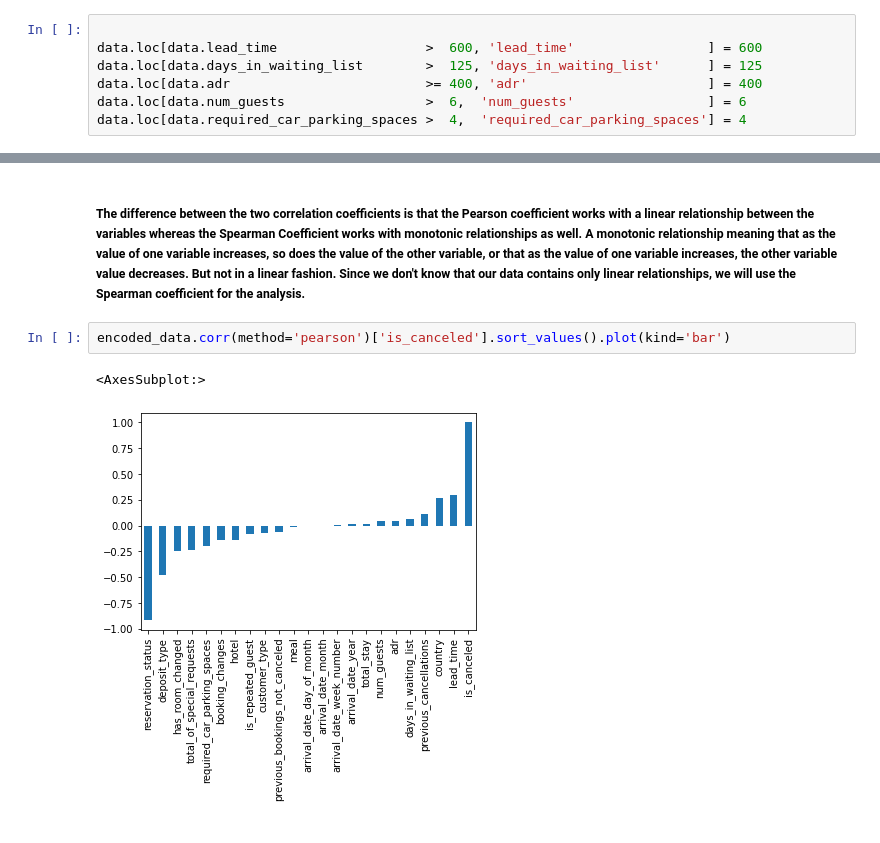
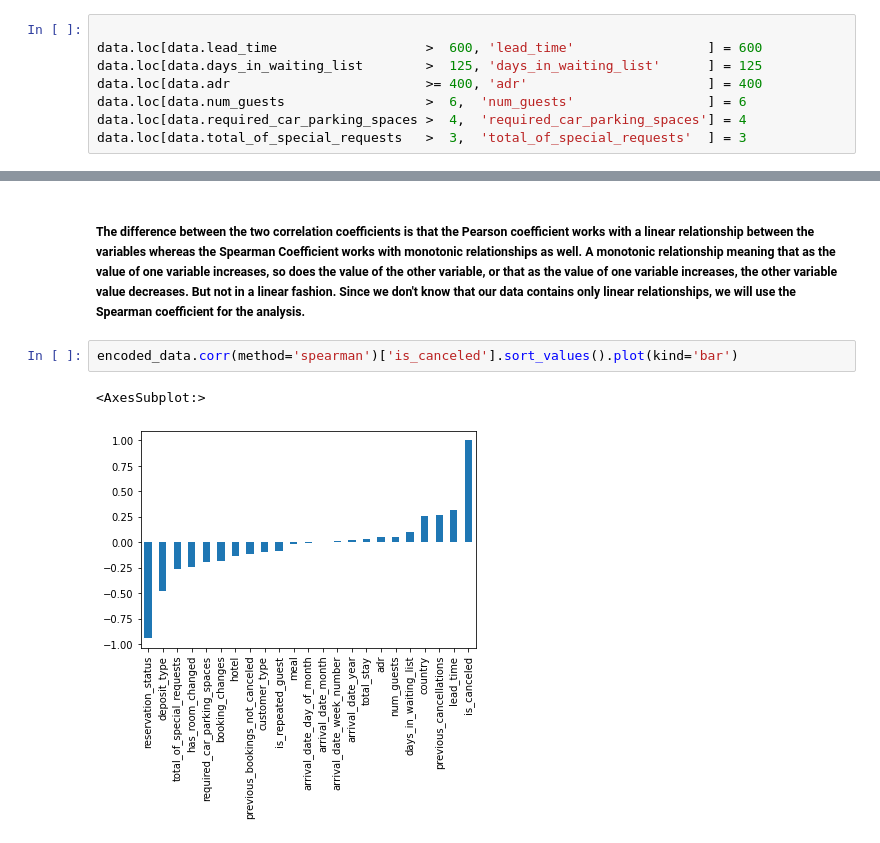
Before and after one commit to ofek181/Causal-Inference, a Jupyter notebook: causal_inference_notebook.ipynb, the cells around one changed output, grey strips where cells are left out. Drawn from its saved outputs; the diff is of its cells as text.

```diff
--- a/causal_inference_notebook.ipynb
+++ b/causal_inference_notebook.ipynb
@@ -174,6 +174,7 @@ data.loc[data.days_in_waiting_list        >  125, 'days_in_waiting_list'      ]
 data.loc[data.adr                         >= 400, 'adr'                       ] = 400
 data.loc[data.num_guests                  >  6,  'num_guests'                 ] = 6
 data.loc[data.required_car_parking_spaces >  4,  'required_car_parking_spaces'] = 4
+data.loc[data.total_of_special_requests   >  3,  'total_of_special_requests'  ] = 3
 # %% [markdown]
 ### Exploratory data analysis
 # %% [markdown]
@@ -247,7 +264,7 @@ plt.show()
 # %% [markdown]
 ##### The difference between the two correlation coefficients is that the Pearson coefficient works with a linear relationship between the variables whereas the Spearman Coefficient works with monotonic relationships as well. A monotonic relationship meaning that as the value of one variable increases, so does the value of the other variable, or that as the value of one variable increases, the other variable value decreases. But not in a linear fashion. </br> Since we don't know that our data contains only linear relationships, we will use the Spearman coefficient for the analysis.
 # %%
-encoded_data.corr(method='pearson')['is_canceled'].sort_values().plot(kind='bar')
+encoded_data.corr(method='spearman')['is_canceled'].sort_values().plot(kind='bar')
 # %% [output]
 <AxesSubplot:>
-[figure, old version]
+[figure, new version]
```
Also changed, not shown: parts of 8 cells of this notebook.
